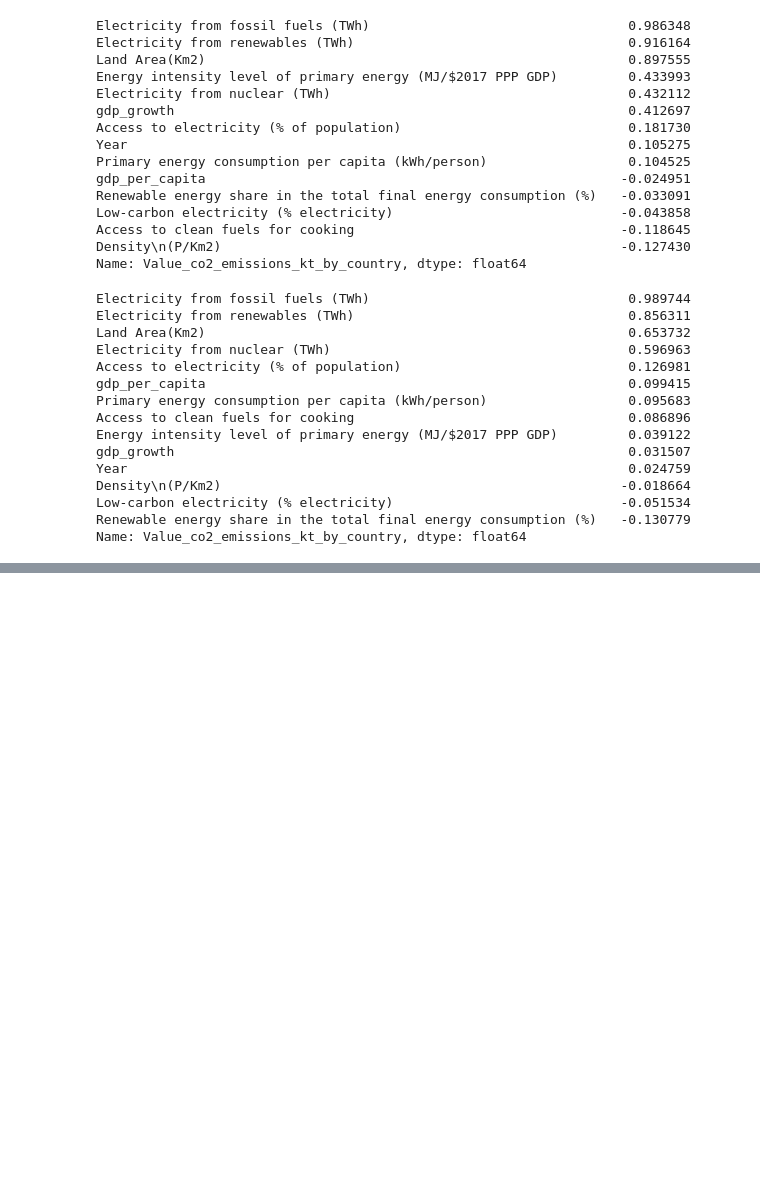
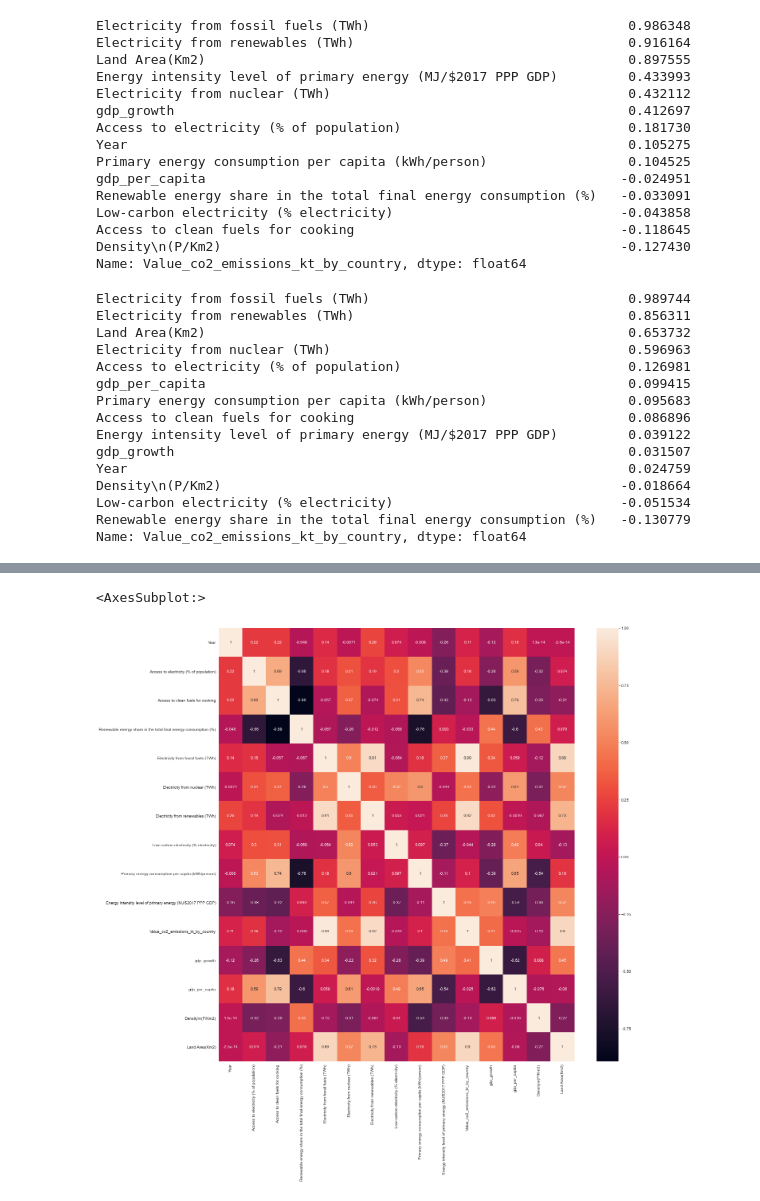
Before and after one commit to gauravjoshijo/CO2_Emission_Contribution_Model, a Jupyter notebook: Stage2_Part_1_CO2 Emission Prediction.ipynb, the cells around one changed output, grey strips where cells are left out. Cells and saved outputs as stored; diff of their text form; code cells hidden in the pictures; blank space fills up the shorter version.

```diff
--- a/Stage2_Part_1_CO2 Emission Prediction.ipynb
+++ b/Stage2_Part_1_CO2 Emission Prediction.ipynb
@@ -347,0 +212,7 @@ for i in nation_filter:
+# %%
+# Correlation heatmap of nations dataframe.
+plt.figure(figsize=(20,20))
+sns.heatmap(nations.corr(),annot= True)
+# %% [output]
+<AxesSubplot:>
+[figure, added]
```
Also changed, not shown: parts of 28 cells of this notebook.
